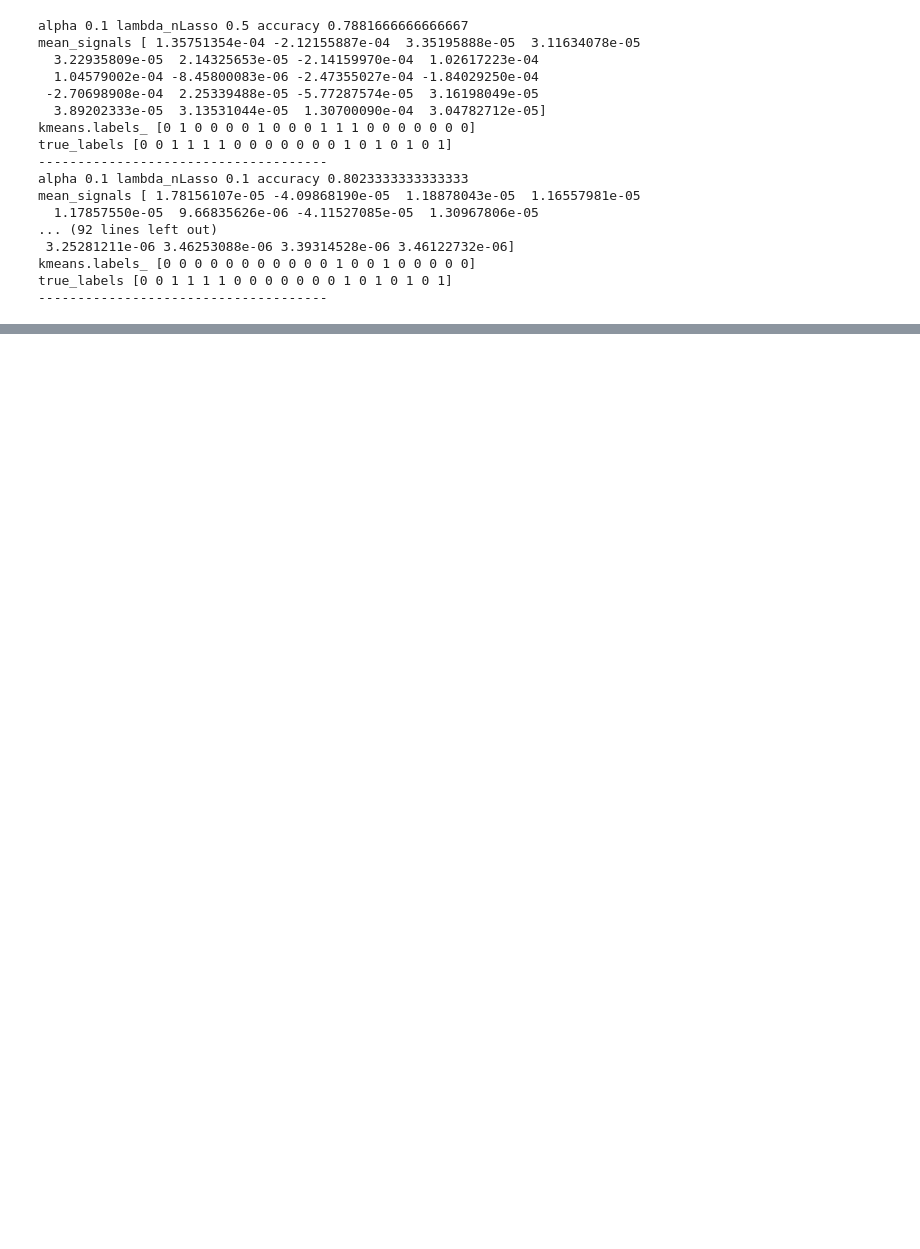
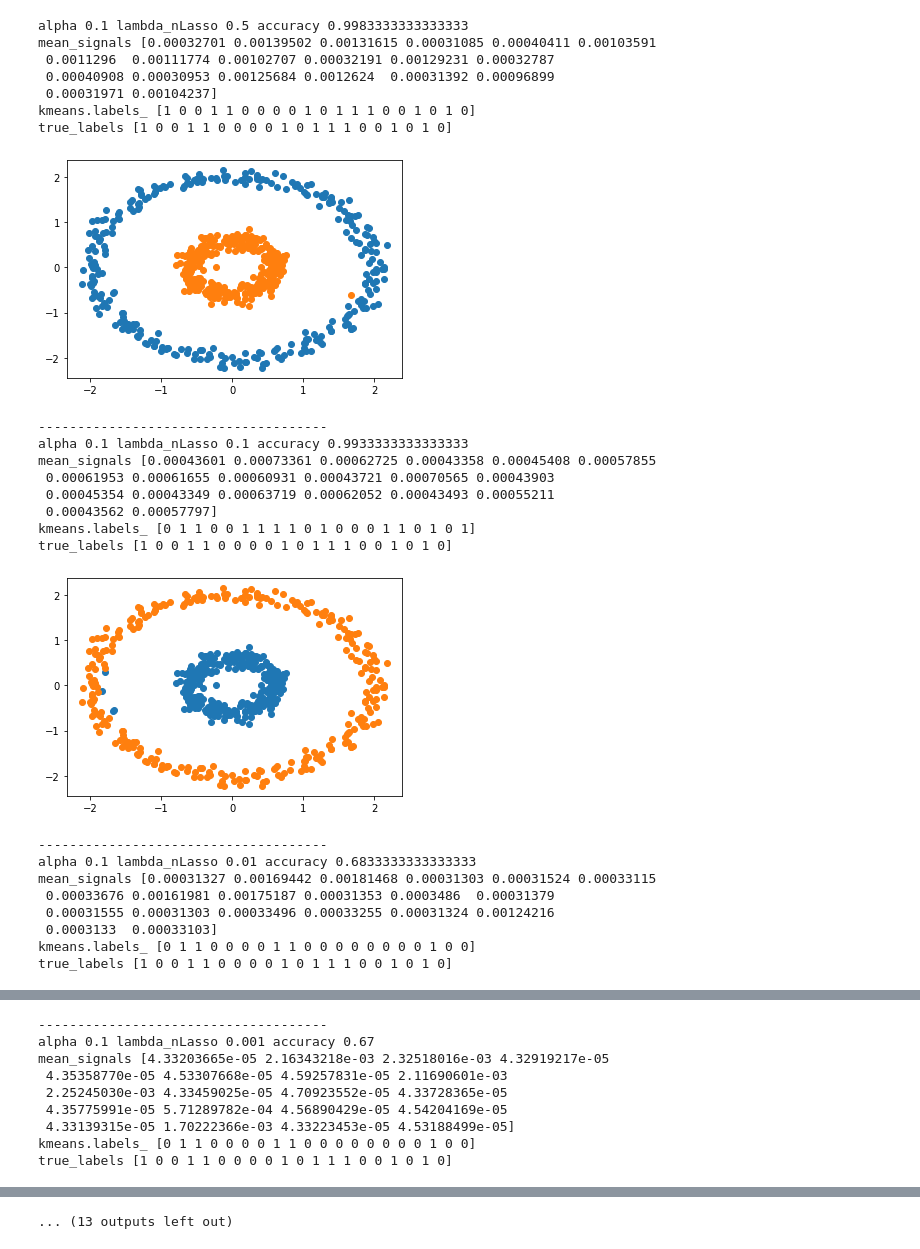
Before and after one commit to sahelyiyi/LocClustNLasso, a Jupyter notebook: loc_clust_unsupervised.ipynb, the cells around one changed output, grey strips where cells are left out. Saved outputs shown, nothing was run; the diff lists cells and outputs as text; code cells hidden in the pictures; blank space fills up the shorter version.

```diff
--- a/loc_clust_unsupervised.ipynb
+++ b/loc_clust_unsupervised.ipynb
@@ -14,7 +14,7 @@ from sklearn import cluster, datasets, mixture
 import warnings
 warnings.filterwarnings('ignore')
 
-n_samples = 6000
+n_samples = 600
 
 def accuracy(labels, true_labels):
     total_common = 0
@@ -113,7 +113,7 @@ true_labels = noisy_circles[1]
 
 A, B, weight_vec = get_B_and_weight_vec_ring(points, threshhold=0.2)
 # %%
-M = 0.05
+M = 0.4
 samplingset = random.choices([i for i in range(len(points))], k=int(M * len(points)))
 
 len(samplingset)
@@ -122,39 +122,52 @@ len(samplingset)
 # %%
 K=50
 alpha, lambda_nLasso = 0.1, 0.01
 
 
 for alpha in [0.1, 0.01, 0.001]:
     for lambda_nLasso in [0.5, 0.1, 0.01, 0.001]:
         signals = []
         for node in samplingset:
             res = algorithm1(B, weight_vec, [node], K, alpha, lambda_nLasso)
             signals.append(res)
         signals = np.array(signals)
         mean_signals = np.mean(signals, axis=0)
         X = np.nan_to_num(mean_signals, 0)
         kmeans = KMeans(n_clusters=2, random_state=0).fit(X.reshape(len(X), 1))
         our_accuracy = accuracy(kmeans.labels_, true_labels)
         print('alpha', alpha, 'lambda_nLasso', lambda_nLasso, 'accuracy', our_accuracy)
         print('mean_signals', mean_signals[:20])
         print('kmeans.labels_', kmeans.labels_[:20])
         print('true_labels', true_labels[:20])
+        for label_name in list(set(kmeans.labels_)):
+            plt.scatter(points[np.where(kmeans.labels_ == label_name)[0]][:, 0], points[np.where(kmeans.labels_ == label_name)[0]][:, 1], label='0')
+
+        plt.show()
+        plt.close()
         print('-------------------------------------')
 # %% [output]
-alpha 0.1 lambda_nLasso 0.5 accuracy 0.7881666666666667
-mean_signals [ 1.35751354e-04 -2.12155887e-04  3.35195888e-05  3.11634078e-05
-  3.22935809e-05  2.14325653e-05 -2.14159970e-04  1.02617223e-04
-  1.04579002e-04 -8.45800083e-06 -2.47355027e-04 -1.84029250e-04
- -2.70698908e-04  2.25339488e-05 -5.77287574e-05  3.16198049e-05
-  3.89202333e-05  3.13531044e-05  1.30700090e-04  3.04782712e-05]
-kmeans.labels_ [0 1 0 0 0 0 1 0 0 0 1 1 1 0 0 0 0 0 0 0]
-true_labels [0 0 1 1 1 1 0 0 0 0 0 0 0 1 0 1 0 1 0 1]
--------------------------------------
-alpha 0.1 lambda_nLasso 0.1 accuracy 0.8023333333333333
-mean_signals [ 1.78156107e-05 -4.09868190e-05  1.18878043e-05  1.16557981e-05
-  1.17857550e-05  9.66835626e-06 -4.11527085e-05  1.30967806e-05
-... (92 lines left out)
- 3.25281211e-06 3.46253088e-06 3.39314528e-06 3.46122732e-06]
-kmeans.labels_ [0 0 0 0 0 0 0 0 0 0 0 1 0 0 1 0 0 0 0 0]
-true_labels [0 0 1 1 1 1 0 0 0 0 0 0 0 1 0 1 0 1 0 1]
--------------------------------------
+alpha 0.1 lambda_nLasso 0.5 accuracy 0.9983333333333333
+mean_signals [0.00032701 0.00139502 0.00131615 0.00031085 0.00040411 0.00103591
+ 0.0011296  0.00111774 0.00102707 0.00032191 0.00129231 0.00032787
+ 0.00040908 0.00030953 0.00125684 0.0012624  0.00031392 0.00096899
+ 0.00031971 0.00104237]
+kmeans.labels_ [1 0 0 1 1 0 0 0 0 1 0 1 1 1 0 0 1 0 1 0]
+true_labels [1 0 0 1 1 0 0 0 0 1 0 1 1 1 0 0 1 0 1 0]
+[figure, added]
+-------------------------------------
+alpha 0.1 lambda_nLasso 0.1 accuracy 0.9933333333333333
+mean_signals [0.00043601 0.00073361 0.00062725 0.00043358 0.00045408 0.00057855
+ 0.00061953 0.00061655 0.00060931 0.00043721 0.00070565 0.00043903
+ 0.00045354 0.00043349 0.00063719 0.00062052 0.00043493 0.00055211
+ 0.00043562 0.00057797]
+kmeans.labels_ [0 1 1 0 0 1 1 1 1 0 1 0 0 0 1 1 0 1 0 1]
+true_labels [1 0 0 1 1 0 0 0 0 1 0 1 1 1 0 0 1 0 1 0]
+[figure, added]
+-------------------------------------
+alpha 0.1 lambda_nLasso 0.01 accuracy 0.6833333333333333
+mean_signals [0.00031327 0.00169442 0.00181468 0.00031303 0.00031524 0.00033115
+ 0.00033676 0.00161981 0.00175187 0.00031353 0.0003486  0.00031379
+ 0.00031555 0.00031303 0.00033496 0.00033255 0.00031324 0.00124216
+ 0.0003133  0.00033103]
+kmeans.labels_ [0 1 1 0 0 0 0 1 1 0 0 0 0 0 0 0 0 1 0 0]
+true_labels [1 0 0 1 1 0 0 0 0 1 0 1 1 1 0 0 1 0 1 0]
@@ -160,0 +175,9 @@ true_labels [0 0 1 1 1 1 0 0 0 0 0 0 0 1 0 1 0 1 0 1]
+-------------------------------------
+alpha 0.1 lambda_nLasso 0.001 accuracy 0.67
+mean_signals [4.33203665e-05 2.16343218e-03 2.32518016e-03 4.32919217e-05
+ 4.35358770e-05 4.53307668e-05 4.59257831e-05 2.11690601e-03
+ 2.25245030e-03 4.33459025e-05 4.70923552e-05 4.33728365e-05
+ 4.35775991e-05 5.71289782e-04 4.56890429e-05 4.54204169e-05
+ 4.33139315e-05 1.70222366e-03 4.33223453e-05 4.53188499e-05]
+kmeans.labels_ [0 1 1 0 0 0 0 1 1 0 0 0 0 0 0 0 0 1 0 0]
+true_labels [1 0 0 1 1 0 0 0 0 1 0 1 1 1 0 0 1 0 1 0]
@@ -161,3 +203,4 @@ true_labels [0 0 1 1 1 1 0 0 0 0 0 0 0 1 0 1 0 1 0 1]
+... (13 outputs left out)
 # %%
 for alpha in [0.1, 0.01, 0.001]:
     for lambda_nLasso in [0.5, 0.1, 0.01, 0.001]:
```
Also changed, not shown: parts of 3 cells of this notebook.
